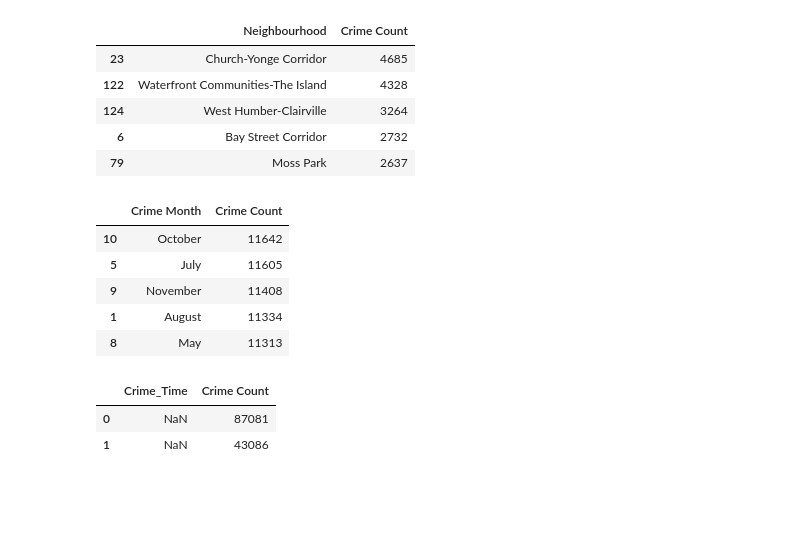
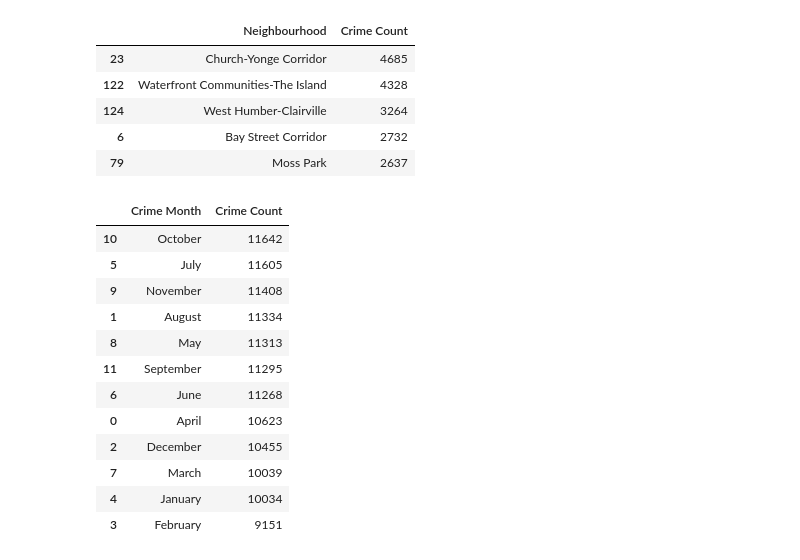
Before and after one commit to daliadahleh/toronto-crime-analysis, a Jupyter notebook: Untitled.ipynb, the cells around one changed output. Saved outputs shown, nothing was run; the diff lists cells and outputs as text; code cells hidden in the pictures; blank space fills up the shorter version.

```diff
--- a/Untitled.ipynb
+++ b/Untitled.ipynb
@@ -55,38 +69,22 @@ highest_crime_rates.head()
 # %%
 crime_month_count = crimes_pd.groupby('occurrencemonth').size()
 crime_month = crime_month_count.to_frame().reset_index()
 crime_month = crime_month.rename(columns= {0: 'Crime Count',
                                            'occurrencemonth': 'Crime Month'
                                           })
 crime_month = crime_month.sort_values(by = ['Crime Count'], ascending = False)
-crime_month.head()
+crime_month.head(12)
 # %% [output]
 |  | Crime Month | Crime Count |
 | 10 | October | 11642 |
 | 5 | July | 11605 |
 | 9 | November | 11408 |
 | 1 | August | 11334 |
 | 8 | May | 11313 |
+| 11 | September | 11295 |
+| 6 | June | 11268 |
+| 0 | April | 10623 |
+| 2 | December | 10455 |
+| 7 | March | 10039 |
+| 4 | January | 10034 |
+| 3 | February | 9151 |
-# %%
-#crimes_pd['date'] = [d.date() for d in crimes_pd['occurrencedate']]
-crimes_pd['time'] = [d.time() for d in crimes_pd['occurrencedate']]
-crime_time_count = crimes_pd.groupby('time').size()
-crime_time = crime_time_count.to_frame().reset_index()
-crime_time = crime_time.rename(columns= {0: 'Crime Count',
-                                           'time': 'Crime_Time'
-                                          })
-crime_time_sorted = crime_time.sort_values(by = ['Crime Count'], ascending=False)
-crime_time.Crime_Time = crime_time.Crime_Time.str.replace(':', '')
-#crime_time.replace([np.inf, -np.inf], np.nan)
-#crime_time.Crime_Time.dropna(how = 'any')
-#crime_time['Crime_Time'] = crime_time.Crime_Time.astype(int)
-crime_time.head()
-
-#
-#bins = ['000000', '100000', '200000', '300000', '400000', '500000', '600000', '700000', '800000', '900000', '100000', '110000', '120000', '130000', '140000', '150000', '160000', '170000', '180000', '190000', '200000', '210000', '220000', '230000', '235959']
-#group_labels = ["Midnight to 1:00AM", "01:00AM to 02:00AM", "02:00AM to 03:00AM", "03:00AM to 04:00AM", "04:00AM to 05:00AM", "05:00AM to 06:00AM", "06:00AM to 07:00AM", "07:00AM to 08:00AM", "08:00AM to 09:00AM", "09:00AM to 10:00AM", "10:00AM to 11:00AM", "11:00AM to Noon", "Noon to 1:00PM", "1:00PM to 2:00PM", "2:00PM to 3:00PM", "3:00PM to 4:00PM", "4:00PM to 5:00PM", "5:00PM to 6:00PM", "6:00PM to 7:00PM", "7:00PM to 8:00PM", "8:00PM to 9:00PM", "9:00PM to 10:00PM", "10:00PM to 11:00PM", "11:00PM to Midnight"]
-#pd.cut(crime_time['Crime_Time'], bins, labels = group_labels).head()
-# %% [output]
-|  | Crime_Time | Crime Count |
-| 0 | NaN | 87081 |
-| 1 | NaN | 43086 |
```
Also changed, not shown: parts of 5 cells of this notebook, 2 other files.
